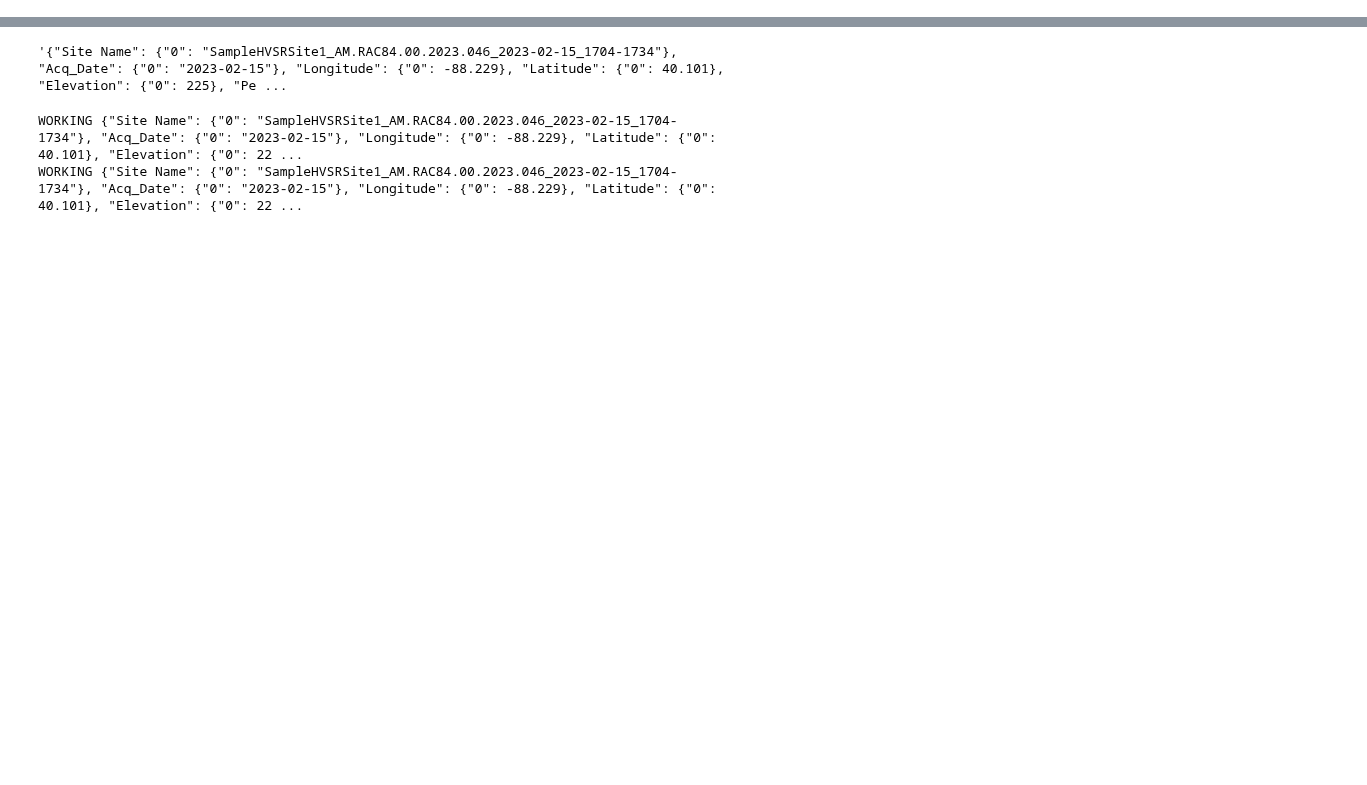
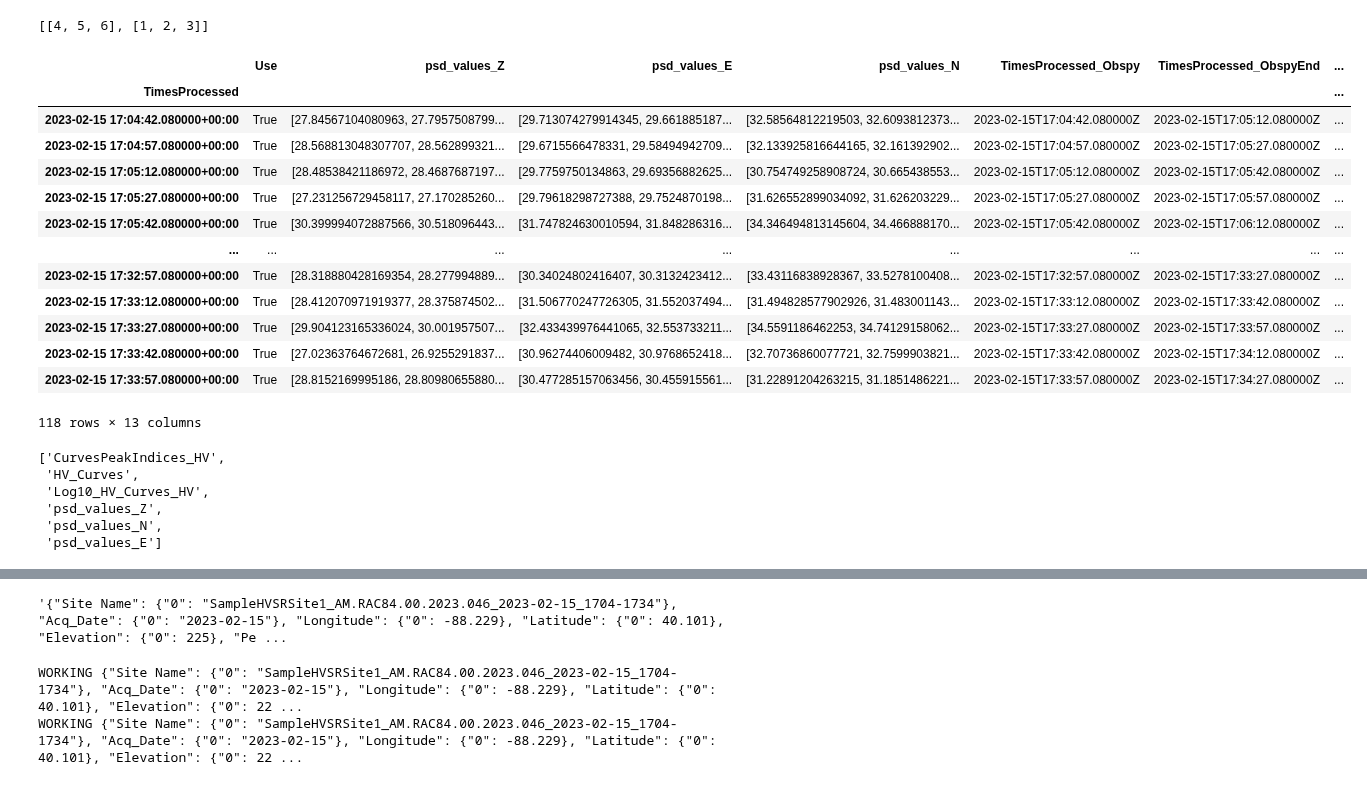
Before and after one commit to RJbalikian/SPRIT-HVSR, a Jupyter notebook: jsonNotebook.ipynb, the cells around one changed output, grey strips where cells are left out. Drawn from its saved outputs; the diff is of its cells as text; code cells hidden in the pictures; blank space fills up the shorter version.

```diff
--- a/jsonNotebook.ipynb
+++ b/jsonNotebook.ipynb
@@ -22,0 +23,41 @@ ph True
+# %%
+testList = [['1', np.array([4, 5, 6]), 3],
+            ['2', np.array([1, 2, 3]), 4]]
+df = pd.DataFrame(testList)
+# %% [output]
+[[4, 5, 6], [1, 2, 3]]
+# %%
+hvData.hvsr_windows_df
+# %% [output]
+|  | Use | psd_values_Z | psd_values_E | psd_values_N | TimesProcessed_Obspy | TimesProcessed_ObspyEnd | ... |
+| TimesProcessed |  |  |  |  |  |  | ... |
+| 2023-02-15 17:04:42.080000+00:00 | True | [27.84567104080963, 27.7957508799... | [29.713074279914345, 29.661885187... | [32.58564812219503, 32.6093812373... | 2023-02-15T17:04:42.080000Z | 2023-02-15T17:05:12.080000Z | ... |
+| 2023-02-15 17:04:57.080000+00:00 | True | [28.568813048307707, 28.562899321... | [29.6715566478331, 29.58494942709... | [32.133925816644165, 32.161392902... | 2023-02-15T17:04:57.080000Z | 2023-02-15T17:05:27.080000Z | ... |
+| 2023-02-15 17:05:12.080000+00:00 | True | [28.48538421186972, 28.4687687197... | [29.7759750134863, 29.69356882625... | [30.754749258908724, 30.665438553... | 2023-02-15T17:05:12.080000Z | 2023-02-15T17:05:42.080000Z | ... |
+| 2023-02-15 17:05:27.080000+00:00 | True | [27.231256729458117, 27.170285260... | [29.79618298727388, 29.7524870198... | [31.626552899034092, 31.626203229... | 2023-02-15T17:05:27.080000Z | 2023-02-15T17:05:57.080000Z | ... |
+| 2023-02-15 17:05:42.080000+00:00 | True | [30.399994072887566, 30.518096443... | [31.747824630010594, 31.848286316... | [34.346494813145604, 34.466888170... | 2023-02-15T17:05:42.080000Z | 2023-02-15T17:06:12.080000Z | ... |
+| ... | ... | ... | ... | ... | ... | ... | ... |
+| 2023-02-15 17:32:57.080000+00:00 | True | [28.318880428169354, 28.277994889... | [30.34024802416407, 30.3132423412... | [33.43116838928367, 33.5278100408... | 2023-02-15T17:32:57.080000Z | 2023-02-15T17:33:27.080000Z | ... |
+| 2023-02-15 17:33:12.080000+00:00 | True | [28.412070971919377, 28.375874502... | [31.506770247726305, 31.552037494... | [31.494828577902926, 31.483001143... | 2023-02-15T17:33:12.080000Z | 2023-02-15T17:33:42.080000Z | ... |
+| 2023-02-15 17:33:27.080000+00:00 | True | [29.904123165336024, 30.001957507... | [32.433439976441065, 32.553733211... | [34.5591186462253, 34.74129158062... | 2023-02-15T17:33:27.080000Z | 2023-02-15T17:33:57.080000Z | ... |
+| 2023-02-15 17:33:42.080000+00:00 | True | [27.02363764672681, 26.9255291837... | [30.96274406009482, 30.9768652418... | [32.70736860077721, 32.7599903821... | 2023-02-15T17:33:42.080000Z | 2023-02-15T17:34:12.080000Z | ... |
+| 2023-02-15 17:33:57.080000+00:00 | True | [28.8152169995186, 28.80980655880... | [30.477285157063456, 30.455915561... | [31.22891204263215, 31.1851486221... | 2023-02-15T17:33:57.080000Z | 2023-02-15T17:34:27.080000Z | ... |
+118 rows × 13 columns
+# %%
+jsonDict = {}
+cols = hvData.hvsr_windows_df.columns
+hvDF = hvData.hvsr_windows_df
+npCols = []
+for i, (ind, row) in enumerate(hvData.hvsr_windows_df.iterrows()):
+    for ci, c in enumerate(cols):
+        if isinstance(row[c], np.ndarray):
+            npCols.append(c)
+npCols = list(set(npCols))
+npCols
+# %% [output]
+['CurvesPeakIndices_HV',
+ 'HV_Curves',
+ 'Log10_HV_Curves_HV',
+ 'psd_values_Z',
+ 'psd_values_N',
+ 'psd_values_E']
```
Also changed, not shown: parts of 5 cells of this notebook.
